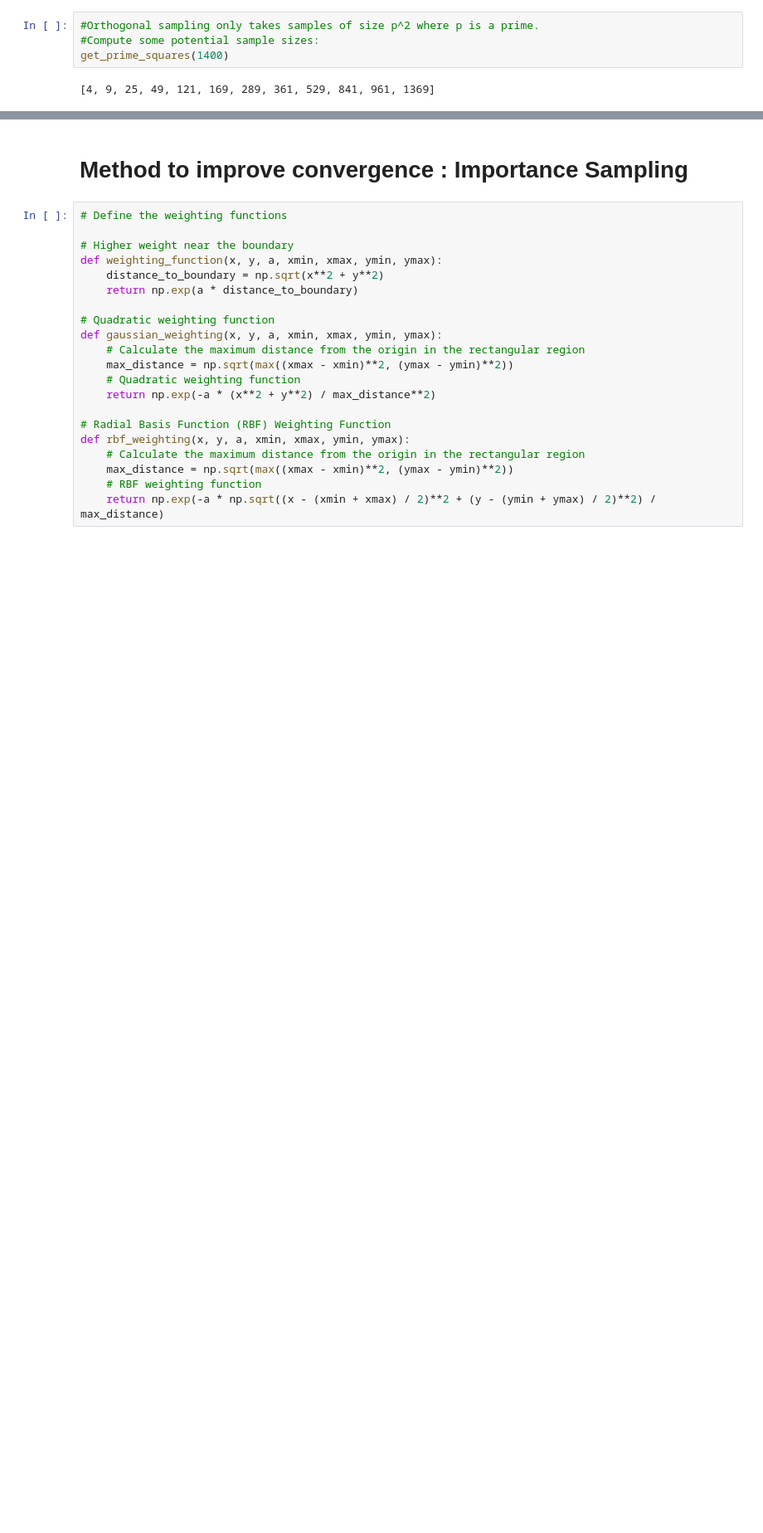
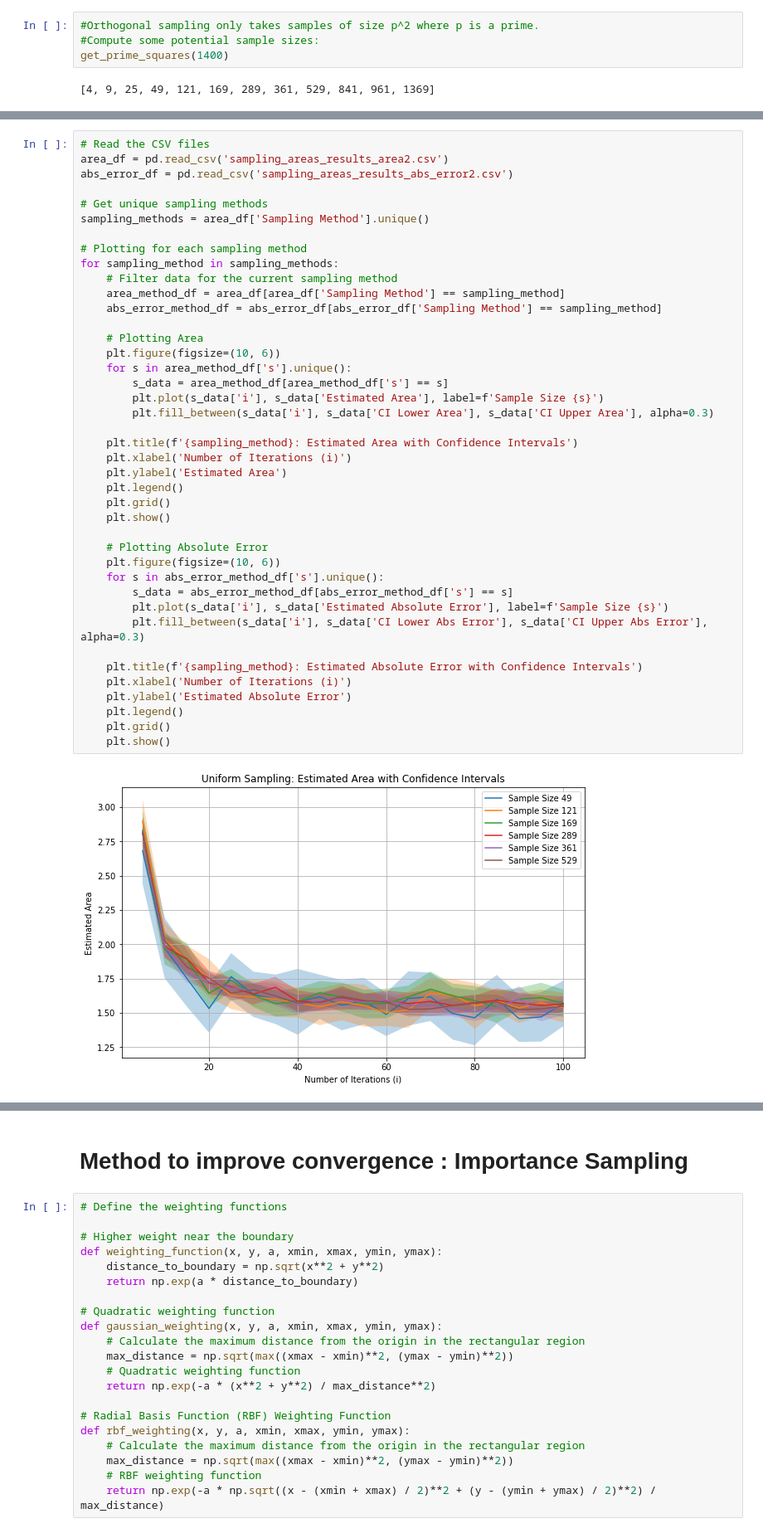
Before and after one commit to guoda23/stochastic_simulation_assignment_1, a Jupyter notebook: combined_sampling_methods.ipynb, the cells around one changed output, grey strips where cells are left out. Shown at 83% size. Drawn from its saved outputs; the diff is of its cells as text; blank space fills up the shorter version.

```diff
--- a/combined_sampling_methods.ipynb
+++ b/combined_sampling_methods.ipynb
@@ -446,0 +516,43 @@ print(all_average_areas)
+# %%
+# Read the CSV files
+area_df = pd.read_csv('sampling_areas_results_area2.csv')
+abs_error_df = pd.read_csv('sampling_areas_results_abs_error2.csv')
+
+# Get unique sampling methods
+sampling_methods = area_df['Sampling Method'].unique()
+
+# Plotting for each sampling method
+for sampling_method in sampling_methods:
+    # Filter data for the current sampling method
+    area_method_df = area_df[area_df['Sampling Method'] == sampling_method]
+    abs_error_method_df = abs_error_df[abs_error_df['Sampling Method'] == sampling_method]
+
+    # Plotting Area
+    plt.figure(figsize=(10, 6))
+    for s in area_method_df['s'].unique():
+        s_data = area_method_df[area_method_df['s'] == s]
+        plt.plot(s_data['i'], s_data['Estimated Area'], label=f'Sample Size {s}')
+        plt.fill_between(s_data['i'], s_data['CI Lower Area'], s_data['CI Upper Area'], alpha=0.3)
+
+    plt.title(f'{sampling_method}: Estimated Area with Confidence Intervals')
+    plt.xlabel('Number of Iterations (i)')
+    plt.ylabel('Estimated Area')
+    plt.legend()
+    plt.grid()
+    plt.show()
+
+    # Plotting Absolute Error
+    plt.figure(figsize=(10, 6))
+    for s in abs_error_method_df['s'].unique():
+        s_data = abs_error_method_df[abs_error_method_df['s'] == s]
+        plt.plot(s_data['i'], s_data['Estimated Absolute Error'], label=f'Sample Size {s}')
+        plt.fill_between(s_data['i'], s_data['CI Lower Abs Error'], s_data['CI Upper Abs Error'], alpha=0.3)
+
+    plt.title(f'{sampling_method}: Estimated Absolute Error with Confidence Intervals')
+    plt.xlabel('Number of Iterations (i)')
+    plt.ylabel('Estimated Absolute Error')
+    plt.legend()
+    plt.grid()
+    plt.show()
+# %% [output]
+[figure, added]
```
Also changed, not shown: parts of 16 cells of this notebook, 2 other files.
